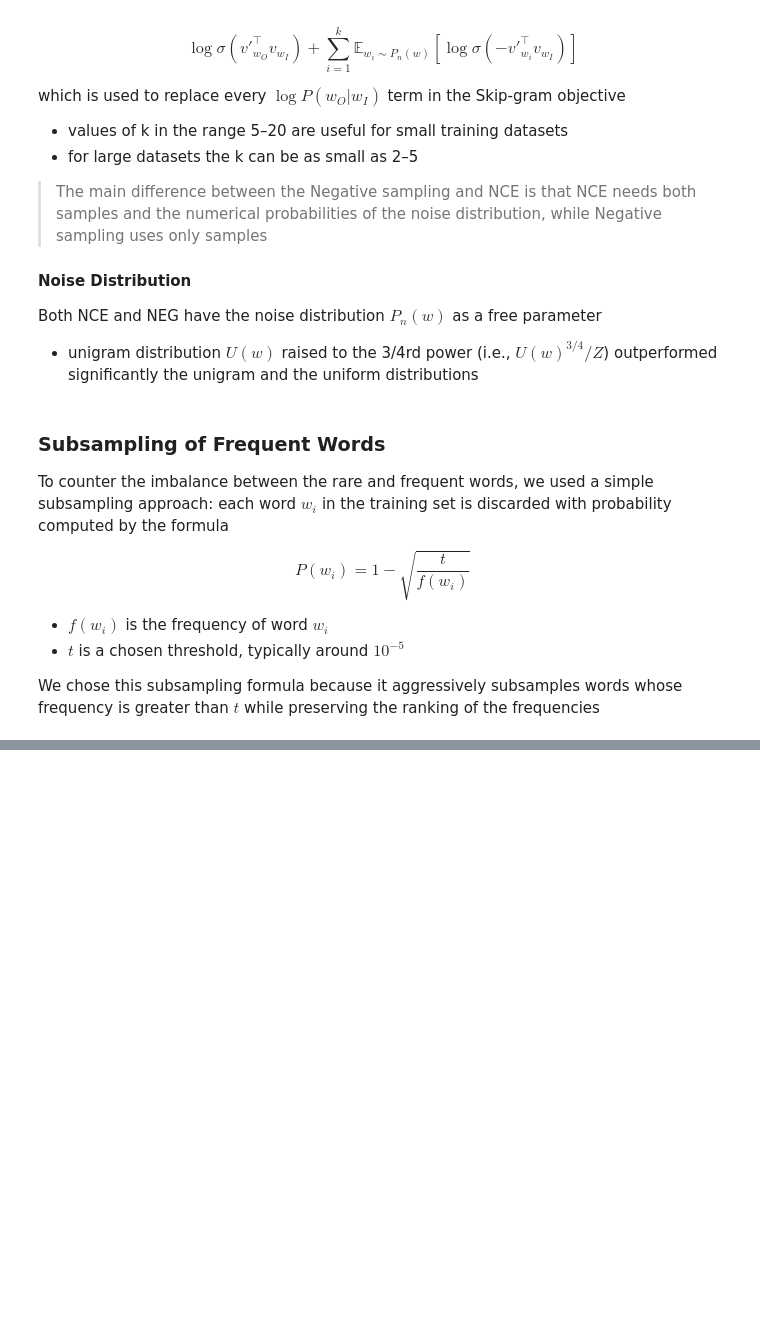
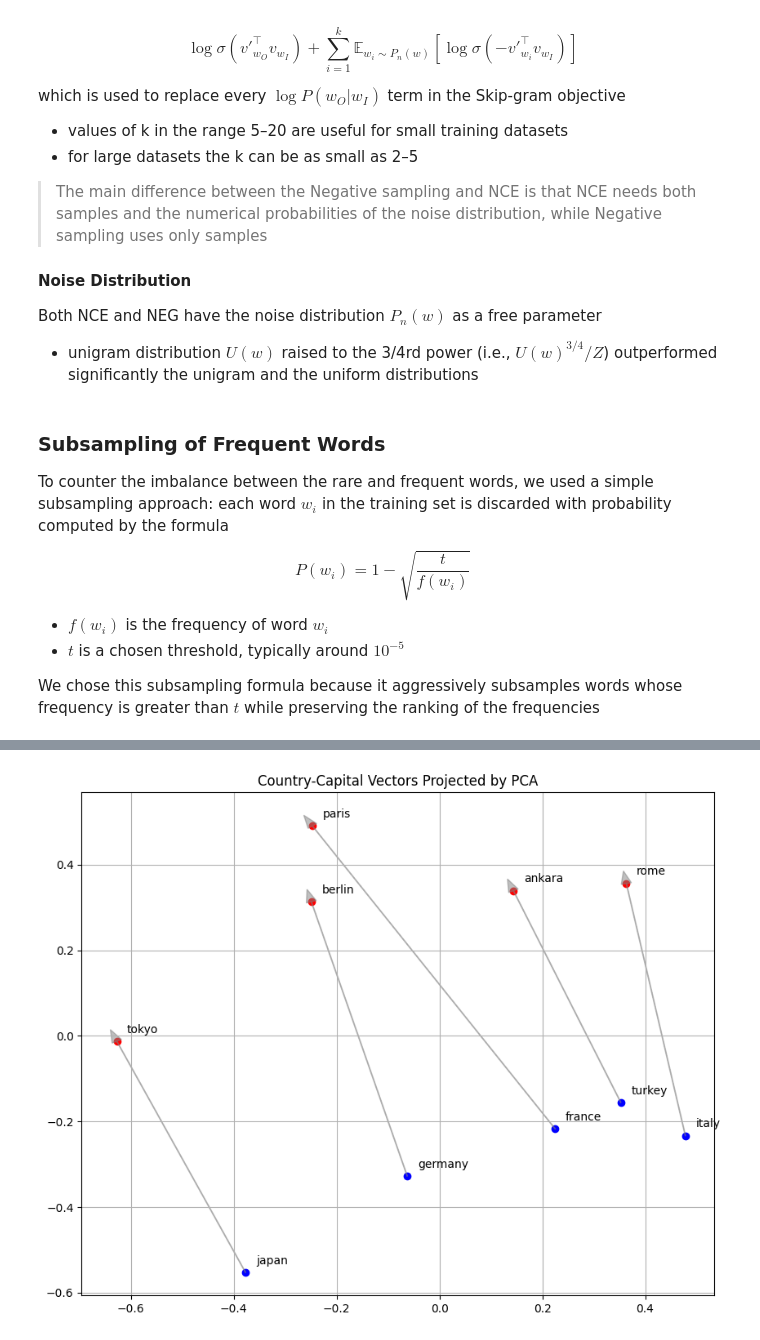
Before and after one commit to ensargx/word2vec, a Jupyter notebook: word2vec.ipynb, the cells around one changed output, grey strips where cells are left out. Saved outputs shown, nothing was run; the diff lists cells and outputs as text; code cells hidden in the pictures; blank space fills up the shorter version.

```diff
--- a/word2vec.ipynb
+++ b/word2vec.ipynb
@@ -222,7 +218,6 @@ class SkipGramModel(nn.Module):
         # Negatif Skor: u * neg_v^T
         # [batch, 1, dim] * [batch, dim, k] -> [batch, 1, k]
         neg_score = torch.bmm(emb_neg, emb_u.unsqueeze(2)).squeeze()
-        neg_score = torch.clamp(neg_score, max=10, min=-10)
         neg_loss = torch.sum(F.logsigmoid(-neg_score), dim=1)
 
         return -(pos_loss + neg_loss).mean()
@@ -237,6 +232,8 @@ DEVICE = torch.device("cuda" if torch.cuda.is_available() else "mps" if torch.ba
 
 # Hazırlık
 model = SkipGramModel(vocab_size, EMB_DIM).to(DEVICE)
+if os.path.exists("skipgram.pt"):
+    model.load_state_dict(torch.load("skipgram.pt"))
 optimizer = torch.optim.Adam(model.parameters(), lr=LEARNING_RATE) # Word2Vec için Adam iyidir
 dataset = SkipGramDataset(train, word2idx, window_size=5)
 loader = DataLoader(dataset, batch_size=BATCH_SIZE)
@@ -313,0 +391,33 @@ queen
+# %%
+from sklearn.decomposition import PCA
+
+pca = PCA(n_components=2)
+reduced_vectors = pca.fit_transform(vectors_to_visualize)
+# %%
+import matplotlib.pyplot as plt
+
+plt.figure(figsize=(10, 8))
+
+for i in range(0, len(reduced_vectors), 2):
+    country_vec = reduced_vectors[i]
+    capital_vec = reduced_vectors[i+1]
+
+    # Noktaları çiz
+    plt.scatter(country_vec[0], country_vec[1], color='blue')
+    plt.scatter(capital_vec[0], capital_vec[1], color='red')
+
+    # Kelimeleri yaz
+    plt.text(country_vec[0] + 0.02, country_vec[1] + 0.02, selected_words[i])
+    plt.text(capital_vec[0] + 0.02, capital_vec[1] + 0.02, selected_words[i+1])
+
+    # Aradaki ilişkiyi okla göster
+    plt.arrow(country_vec[0], country_vec[1],
+              capital_vec[0] - country_vec[0],
+              capital_vec[1] - country_vec[1],
+              color='gray', alpha=0.5, head_width=0.02)
+
+plt.title("Country-Capital Vectors Projected by PCA")
+plt.grid(True)
+plt.show()
+# %% [output]
+[figure, added]
```
Also changed, not shown: parts of 10 cells of this notebook, 3 other files.
